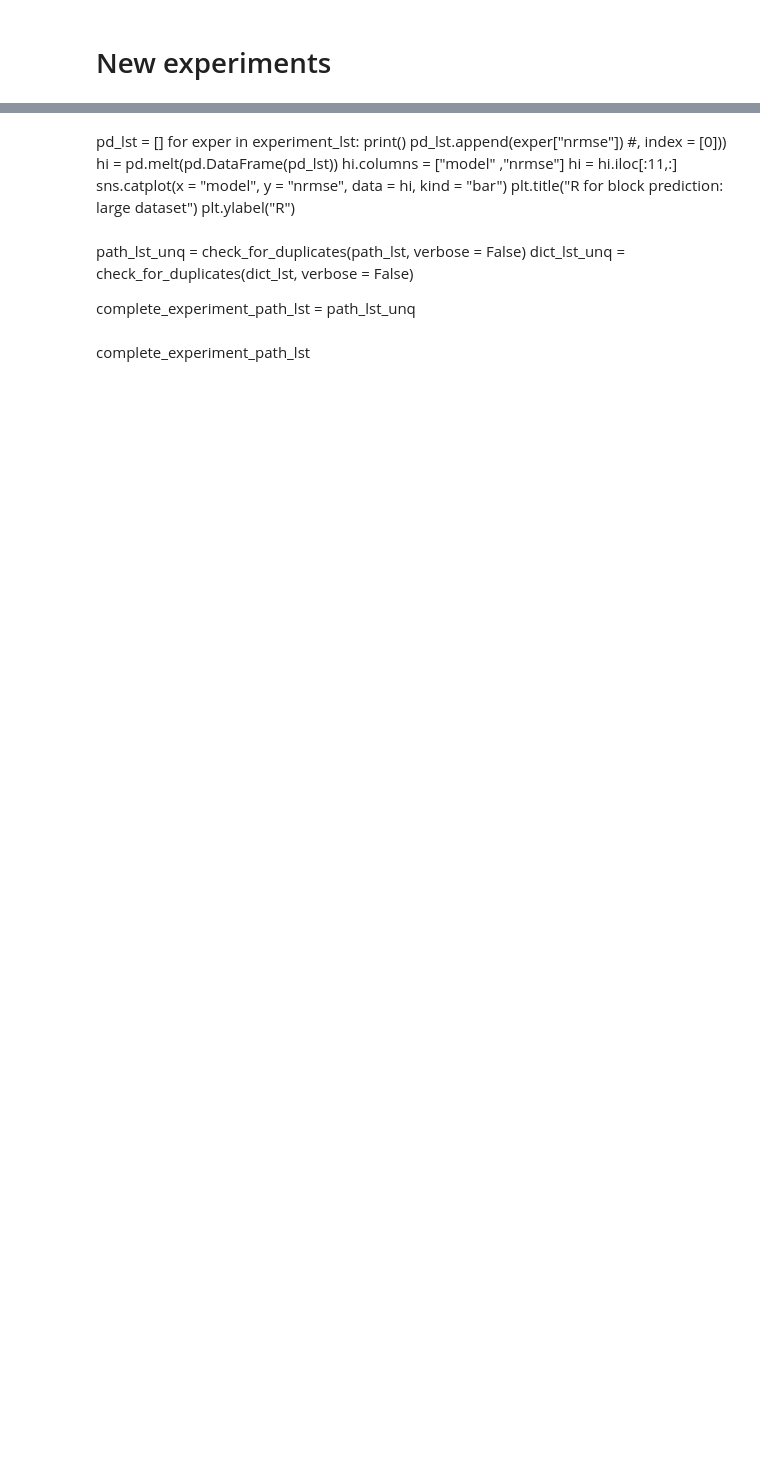
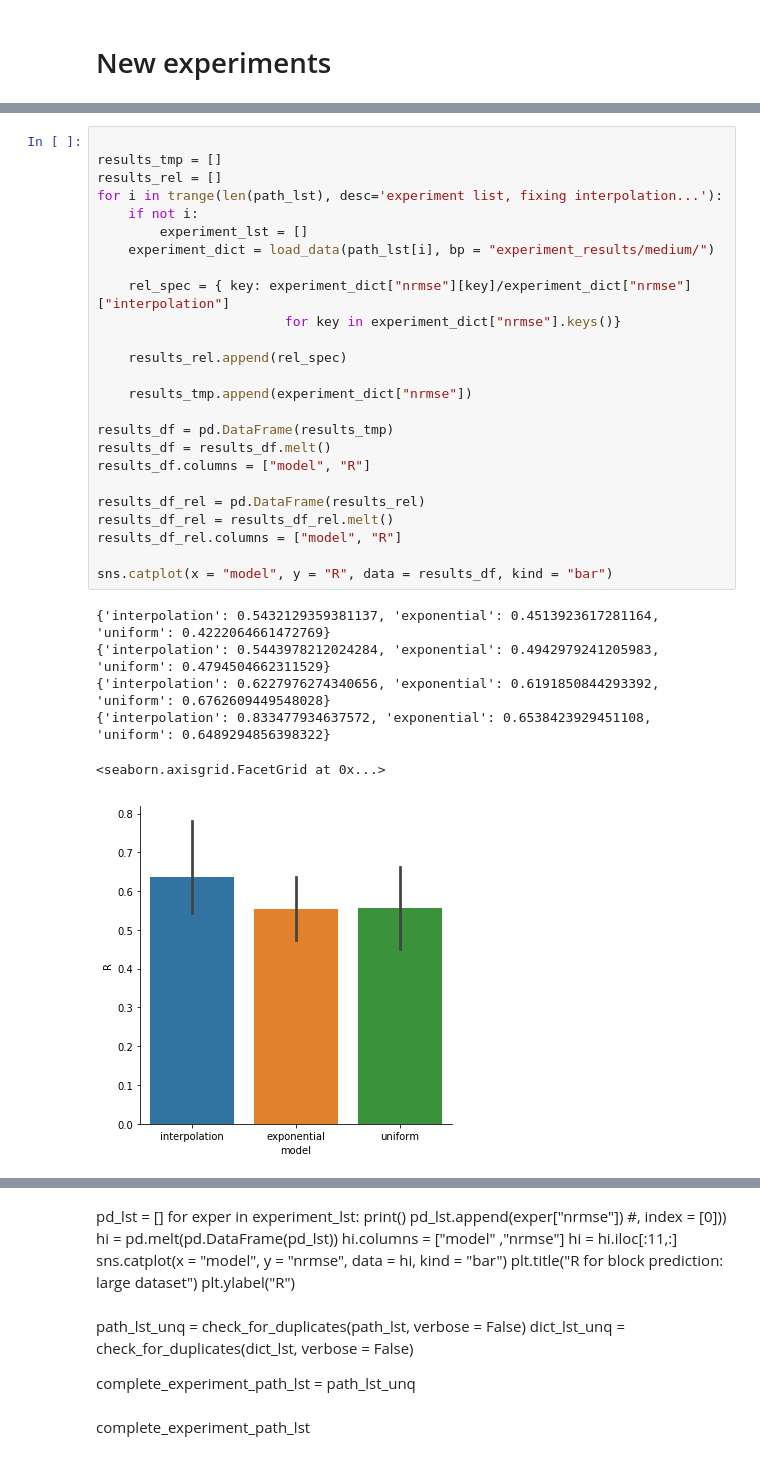
Before and after one commit to blindedjoy/Reservoir, a Jupyter notebook: MARIOS/Analysis.ipynb, the cells around one changed output, grey strips where cells are left out. Cells and saved outputs as stored; diff of their text form; blank space fills up the shorter version.

```diff
--- a/MARIOS/Analysis.ipynb
+++ b/MARIOS/Analysis.ipynb
@@ -381,0 +423,32 @@ path_lst = [
+# %%
+
+results_tmp = []
+results_rel = []
+for i in trange(len(path_lst), desc='experiment list, fixing interpolation...'):
+    if not i:
+        experiment_lst = []
+    experiment_dict = load_data(path_lst[i], bp = "experiment_results/medium/")
+
+    rel_spec = { key: experiment_dict["nrmse"][key]/experiment_dict["nrmse"]["interpolation"]
+                        for key in experiment_dict["nrmse"].keys()}
+
+    results_rel.append(rel_spec)
+
+    results_tmp.append(experiment_dict["nrmse"])
+
+results_df = pd.DataFrame(results_tmp)
+results_df = results_df.melt()
+results_df.columns = ["model", "R"]
+
+results_df_rel = pd.DataFrame(results_rel)
+results_df_rel = results_df_rel.melt()
+results_df_rel.columns = ["model", "R"]
+
+sns.catplot(x = "model", y = "R", data = results_df, kind = "bar")
+# %% [output]
+{'interpolation': 0.5432129359381137, 'exponential': 0.4513923617281164, 'uniform': 0.4222064661472769}
+{'interpolation': 0.5443978212024284, 'exponential': 0.4942979241205983, 'uniform': 0.4794504662311529}
+{'interpolation': 0.6227976274340656, 'exponential': 0.6191850844293392, 'uniform': 0.6762609449548028}
+{'interpolation': 0.833477934637572, 'exponential': 0.6538423929451108, 'uniform': 0.6489294856398322}
+<seaborn.axisgrid.FacetGrid at 0x...>
+[figure, added]
```
Also changed, not shown: parts of 45 cells of this notebook, 1 other file.
